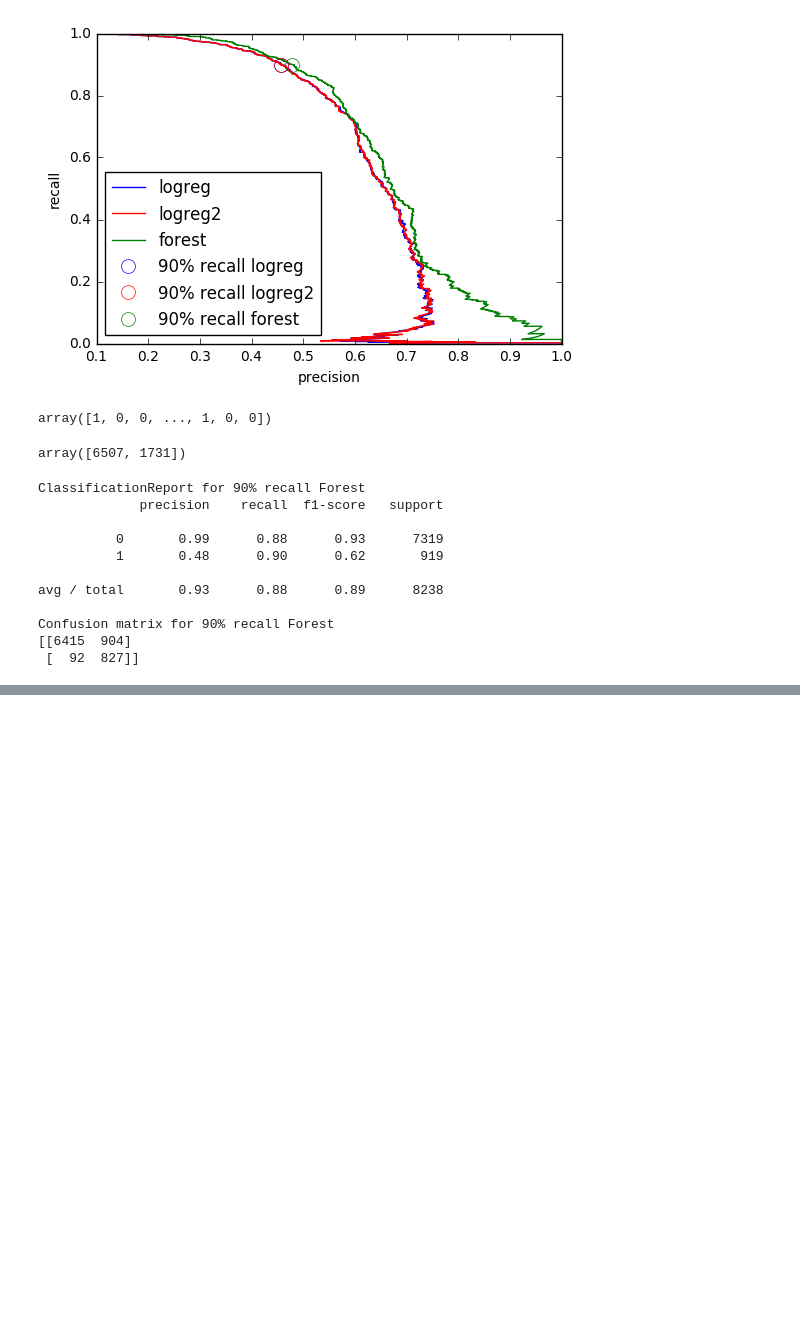
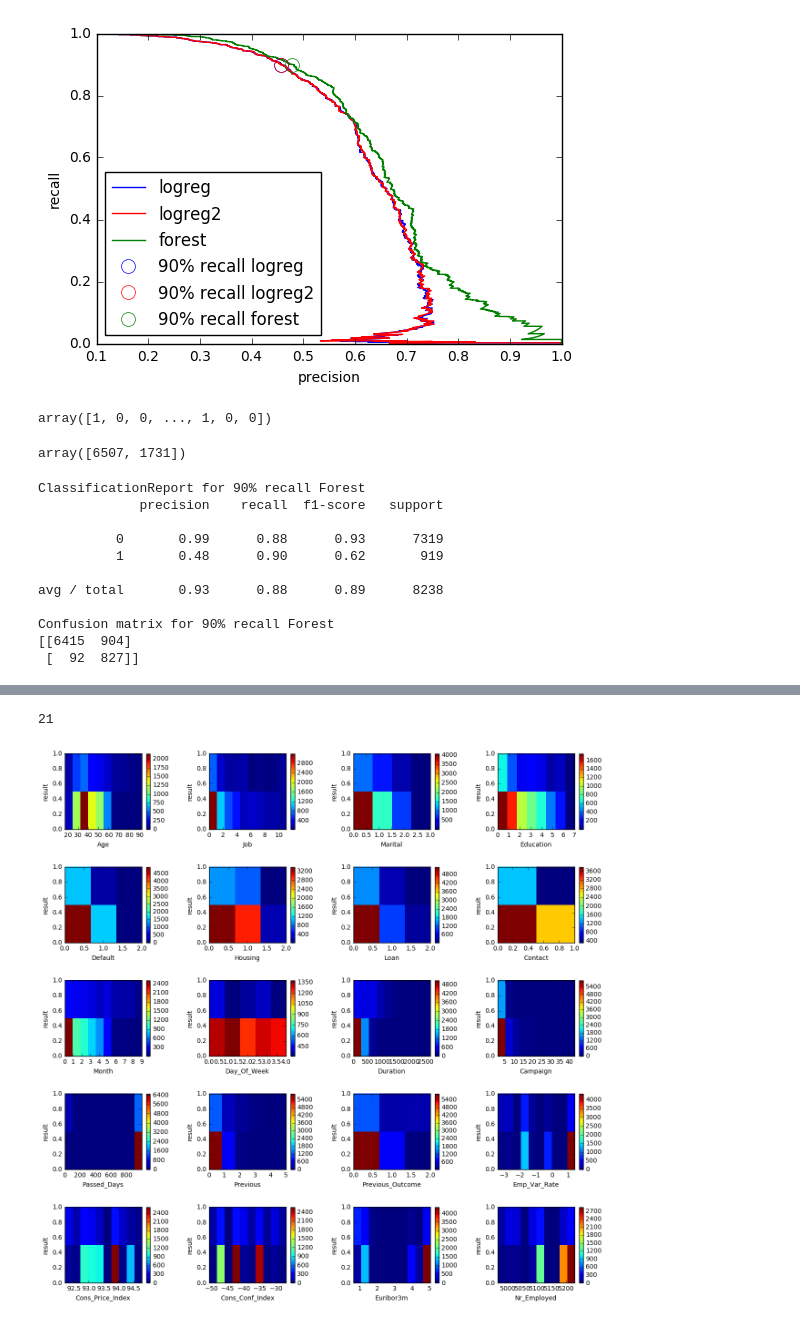
Before and after one commit to disimone/check24_test, a Jupyter notebook: check24_test.ipynb, the cells around one changed output, grey strips where cells are left out. Drawn from its saved outputs; the diff is of its cells as text; code cells hidden in the pictures; blank space fills up the shorter version.

```diff
--- a/check24_test.ipynb
+++ b/check24_test.ipynb
@@ -509,0 +535,17 @@ for i, j in itertools.product(range(mat.shape[0]), range(mat.shape[1])):
+# %%
+print len(projections.columns)
+f,ax=plt.subplots(5,4,figsize=(15,15))
+# ignore plot result vs result
+for i,col in enumerate(projections.columns):
+    if i!= len(projections.columns)-1:
+        indices=(i/4,i%4)
+        theim=ax[indices].hist2d(projections[col],projections['result'],bins=(min(len(np.unique(projections[col])),10),2))
+        ax[indices].set_xlabel(col)
+        ax[indices].set_ylabel('result')
+        f.colorbar(theim[3],ax=ax[indices])
+
+plt.subplots_adjust(wspace=0.5)
+plt.subplots_adjust(hspace=0.5)
+# %% [output]
+21
+[figure, added]
```
Also changed, not shown: parts of 4 cells of this notebook.
